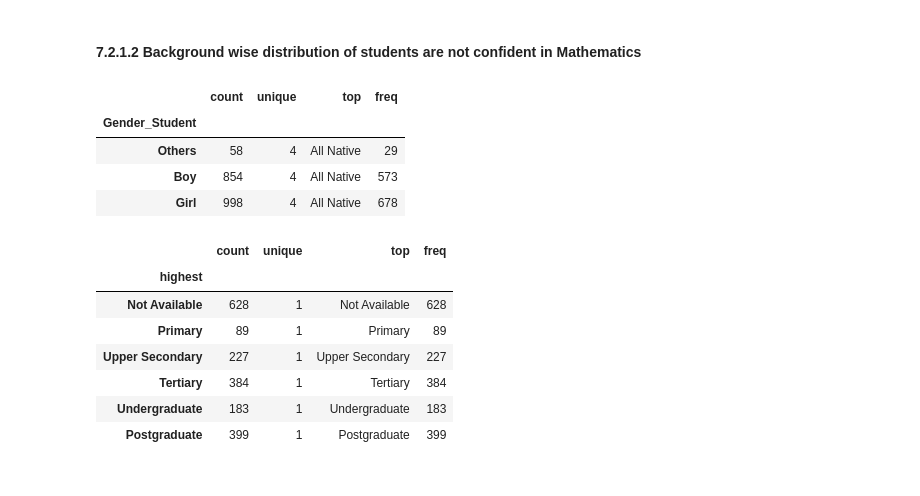
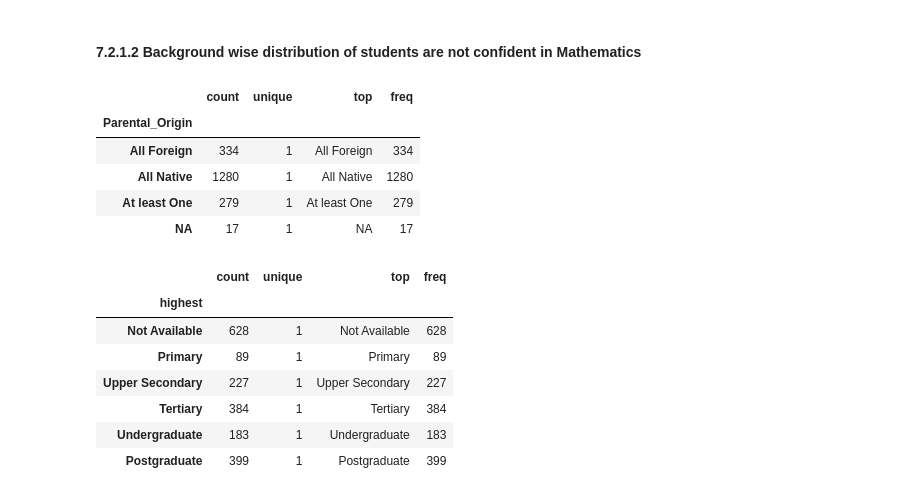
Before and after one commit to Sreerag20109451/data_miining_ca2_eda, a Jupyter notebook: T23_G8_-_07_-_EDA_-Background_And_Behaviour.ipynb, the cells around one changed output. Drawn from its saved outputs; the diff is of its cells as text; code cells hidden in the pictures.

```diff
--- a/T23_G8_-_07_-_EDA_-Background_And_Behaviour.ipynb
+++ b/T23_G8_-_07_-_EDA_-Background_And_Behaviour.ipynb
@@ -493,14 +493,15 @@ Name: highest, dtype: float64
 # %%
 not_confident = df["Students_Confident_in_Mathematics"].str.contains("Not")
 not_confident_in_maths  = df[not_confident]
-origin_grouped = not_confident_in_maths.groupby("Gender_Student" , observed=False)["Parental_Origin"]
+origin_grouped = not_confident_in_maths.groupby("Parental_Origin" , observed=False)["Parental_Origin"]
 origin_grouped.describe()
 # %% [output]
 |  | count | unique | top | freq |
-| Gender_Student |  |  |  |  |
-| Others | 58 | 4 | All Native | 29 |
-| Boy | 854 | 4 | All Native | 573 |
-| Girl | 998 | 4 | All Native | 678 |
+| Parental_Origin |  |  |  |  |
+| All Foreign | 334 | 1 | All Foreign | 334 |
+| All Native | 1280 | 1 | All Native | 1280 |
+| At least One | 279 | 1 | At least One | 279 |
+| NA | 17 | 1 | NA | 17 |
 # %%
 edu_grouped = not_confident_in_maths.groupby("highest" , observed=False)["highest"]
 edu_grouped.describe()
```
Also changed, not shown: parts of 29 cells of this notebook, 32 other files.
